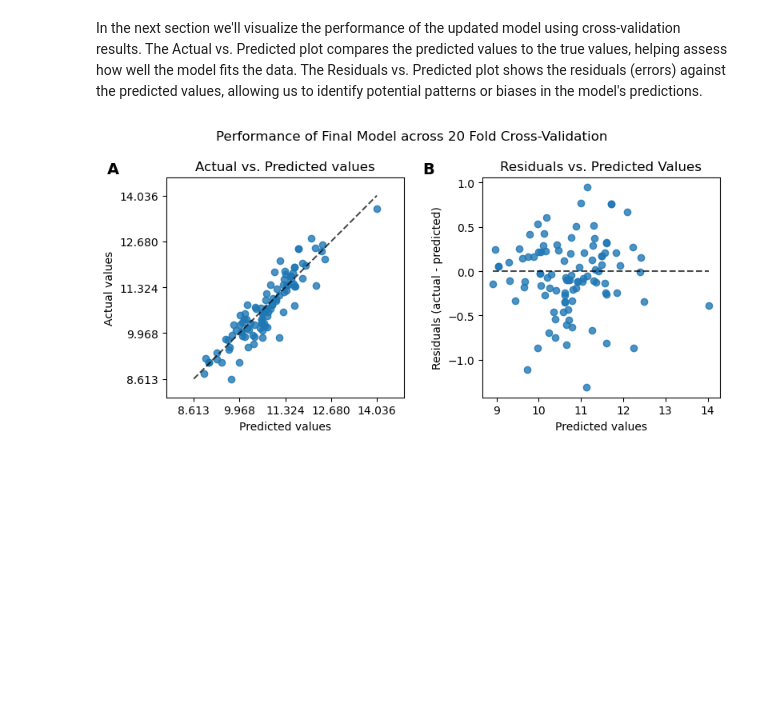
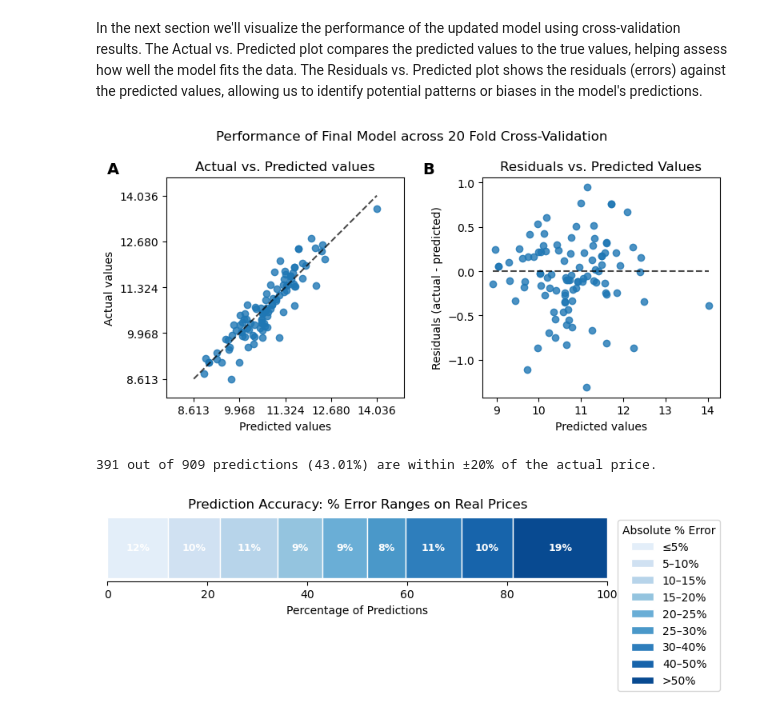
Before and after one commit to ledostxx/boat-valuation, a Jupyter notebook: new_structure/hedonic_model.ipynb, the cells around one changed output. Saved outputs shown, nothing was run; the diff lists cells and outputs as text; code cells hidden in the pictures; blank space fills up the shorter version.

```diff
--- a/new_structure/hedonic_model.ipynb
+++ b/new_structure/hedonic_model.ipynb
@@ -790,30 +790,94 @@ PredictionErrorDisplay.from_predictions(
     y_true_all,
     y_pred_all,
     kind="actual_vs_predicted",
     subsample=100,
     ax=axs[0],
     random_state=0,
 )
 axs[0].set_title("Actual vs. Predicted values")
 axs[0].text(-0.2, 1.07, "A", transform=axs[0].transAxes,
             fontsize=14, fontweight='bold', va='top', ha='right')
 
 # Residuals vs Predicted values
 PredictionErrorDisplay.from_predictions(
     y_true_all,
     y_pred_all,
     kind="residual_vs_predicted",
     subsample=100,
     ax=axs[1],
     random_state=0,
 )
 axs[1].set_title("Residuals vs. Predicted Values")
 axs[1].text(-0.2, 1.07, "B", transform=axs[1].transAxes,
             fontsize=14, fontweight='bold', va='top', ha='right')
 
 
 fig.suptitle(f"Performance of Final Model across {n_folds} Fold Cross-Validation")
 plt.tight_layout()
 plt.show()
+
+# Want to see how many predictions are within an acceptable range
+# Convert log prices back to real prices
+y_true_real = np.exp(y_true_all)
+y_pred_real = np.exp(y_pred_all)
+
+# Calculate absolute percentage errors
+absolute_percentage_errors = np.abs(y_pred_real - y_true_real) / y_true_real
+
+# Count predictions within ±20% of the true value
+within_20_percent = (absolute_percentage_errors <= 0.20).sum()
+total_predictions = len(y_true_real)
+percentage_within_20 = within_20_percent / total_predictions * 100
+
+print(f"{within_20_percent} out of {total_predictions} predictions "
+      f"({percentage_within_20:.2f}%) are within ±20% of the actual price.")
+
+
+import seaborn as sns
+import matplotlib.pyplot as plt
+
+# Convert log prices back to real prices
+y_true_real = np.exp(y_true_all)
+y_pred_real = np.exp(y_pred_all)
+
+# Calculate absolute percentage error
+ape = np.abs(y_pred_real - y_true_real) / y_true_real
+
+# Define bins and labels
+bins = [0, 0.05, 0.10, 0.15, 0.20, 0.25, 0.30, 0.40, 0.50, np.inf]
+labels = ['≤5%', '5–10%', '10–15%', '15–20%', '20–25%', '25–30%', '30–40%', '40–50%', '>50%']
+
+# Bin errors into defined ranges
+binned_errors = pd.cut(ape, bins=bins, labels=labels, include_lowest=True)
+
+# Count number of predictions in each bin
+bin_counts = binned_errors.value_counts().reindex(labels)  # Ensure order
+
+# Normalize counts to percentages for stacked bar
+bin_percentages = bin_counts / bin_counts.sum() * 100
+
+# Create stacked bar plot
+fig, ax = plt.subplots(figsize=(8, 2))  # Short and wide for stacked look
+
+bottom = 0
+colors = sns.color_palette("Blues", len(labels))
+
+for i, (label, percentage) in enumerate(bin_percentages.items()):
+    ax.barh(0, percentage, left=bottom, label=label, color=colors[i], edgecolor='white')
+    if percentage > 3:  # Show label inside segment if large enough
+        ax.text(bottom + percentage/2, 0, f"{percentage:.0f}%", va='center', ha='center', color='white', fontsize=9, fontweight='bold')
+    bottom += percentage
+
+# Format plot
+ax.set_xlim(0, 100)
+ax.set_yticks([])
+ax.set_title("Prediction Accuracy: % Error Ranges on Real Prices")
+ax.set_xlabel("Percentage of Predictions")
+ax.legend(title="Absolute % Error", bbox_to_anchor=(1.01, 1), loc="upper left")
+sns.despine(left=True)
+plt.tight_layout()
+plt.show()
 # %% [output]
 [figure]
+391 out of 909 predictions (43.01%) are within ±20% of the actual price.
+[figure, added]
```
Also changed, not shown: parts of 3 cells of this notebook.
